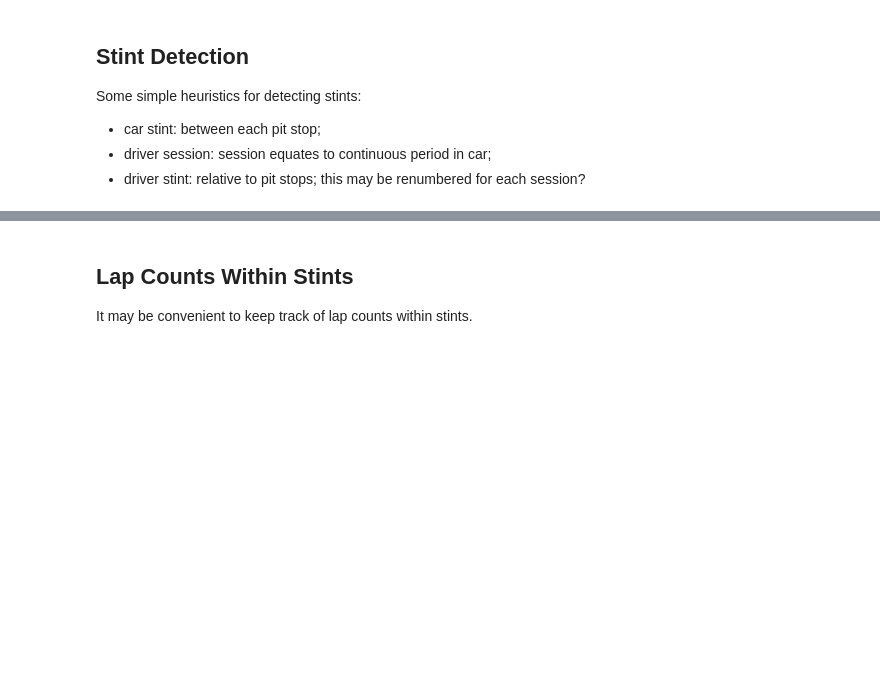
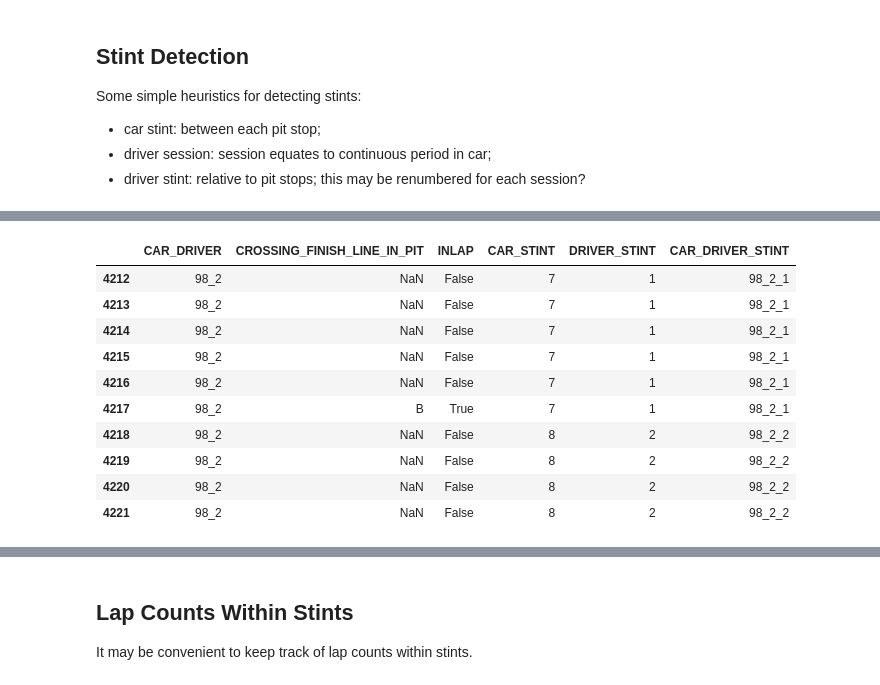
Before and after one commit to f1datajunkie/WEC, a Jupyter notebook: notebooks/Simple demo.ipynb, the cells around one changed output, grey strips where cells are left out. Saved outputs shown, nothing was run; the diff lists cells and outputs as text; code cells hidden in the pictures; blank space fills up the shorter version.

```diff
--- a/notebooks/Simple demo.ipynb
+++ b/notebooks/Simple demo.ipynb
@@ -82,9 +109,13 @@ Some simple heuristics for detecting stints:
 # %%
 #Driver session
 
-#Create a flag to identify when we enter the pit
-laptimes['pitting'] = laptimes['CROSSING_FINISH_LINE_IN_PIT'] == 'B'
-# Identify a new stint for each car by sifting the pitting flag within car tables
-laptimes['newstint'] = laptimes.groupby('NUMBER')['pitting'].shift(fill_value=True)
+#Create a flag to identify when we enter the pit, aka an INLAP
+laptimes['INLAP'] = laptimes['CROSSING_FINISH_LINE_IN_PIT'] == 'B'
 
-laptimes[['DRIVER_NUMBER', 'pitting','newstint']].head()
+#Make no assumptions about table order - so sort by lap number
+laptimes = laptimes.sort_values(['NUMBER','LAP_NUMBER'])
+
+# Identify a new stint for each car by sifting the pitting / INLAP flag within car tables
+laptimes['OUTLAP'] = laptimes.groupby('NUMBER')['INLAP'].shift(fill_value=True)
+
+laptimes[['DRIVER_NUMBER', 'INLAP','OUTLAP']].head()
@@ -100,6 +146,6 @@ laptimes[['DRIVER_NUMBER', 'driverchange','DRIVER_SESSION','LAP_NUMBER']][42:48]
 #Create a counter for each pit stop - the pit flag is entering pit at end of stint
 #  so a new stint applies on the lap after a pit
 #Find the car stint based on count of pit stops
-laptimes['CAR_STINT'] = laptimes.groupby('NUMBER')['newstint'].cumsum().astype(int)
+laptimes['CAR_STINT'] = laptimes.groupby('NUMBER')['OUTLAP'].cumsum().astype(int)
 
-laptimes[['CROSSING_FINISH_LINE_IN_PIT', 'pitting', 'newstint', 'CAR_STINT']].head()
+laptimes[['CROSSING_FINISH_LINE_IN_PIT', 'INLAP', 'OUTLAP', 'CAR_STINT']].head()
@@ -106,10 +159,22 @@ laptimes[['CROSSING_FINISH_LINE_IN_PIT', 'pitting', 'newstint', 'CAR_STINT']].he
 # %%
 #Driver stint - a cumulative count for each driver of their stints
-laptimes['DRIVER_STINT'] = laptimes.groupby('CAR_DRIVER')['newstint'].cumsum().astype(int)
+laptimes['DRIVER_STINT'] = laptimes.groupby('CAR_DRIVER')['OUTLAP'].cumsum().astype(int)
 
 #Let's also derive another identifier - CAR_DRIVER_STINT
 laptimes['CAR_DRIVER_STINT'] = laptimes['CAR_DRIVER'] + '_' + laptimes['DRIVER_STINT'].astype(str)
 
-laptimes[['CAR_DRIVER', 'CROSSING_FINISH_LINE_IN_PIT', 'pitting','CAR_STINT', 'DRIVER_STINT', 'CAR_DRIVER_STINT']].tail(20).head(10)
+laptimes[['CAR_DRIVER', 'CROSSING_FINISH_LINE_IN_PIT', 'INLAP','CAR_STINT', 'DRIVER_STINT', 'CAR_DRIVER_STINT']].tail(20).head(10)
+# %% [output]
+|  | CAR_DRIVER | CROSSING_FINISH_LINE_IN_PIT | INLAP | CAR_STINT | DRIVER_STINT | CAR_DRIVER_STINT |
+| 4212 | 98_2 | NaN | False | 7 | 1 | 98_2_1 |
+| 4213 | 98_2 | NaN | False | 7 | 1 | 98_2_1 |
+| 4214 | 98_2 | NaN | False | 7 | 1 | 98_2_1 |
+| 4215 | 98_2 | NaN | False | 7 | 1 | 98_2_1 |
+| 4216 | 98_2 | NaN | False | 7 | 1 | 98_2_1 |
+| 4217 | 98_2 | B | True | 7 | 1 | 98_2_1 |
+| 4218 | 98_2 | NaN | False | 8 | 2 | 98_2_2 |
+| 4219 | 98_2 | NaN | False | 8 | 2 | 98_2_2 |
+| 4220 | 98_2 | NaN | False | 8 | 2 | 98_2_2 |
+| 4221 | 98_2 | NaN | False | 8 | 2 | 98_2_2 |
 # %%
 #Driver session stint - a count for each driver of their stints within a particular driving session
```
Also changed, not shown: parts of 19 cells of this notebook.
